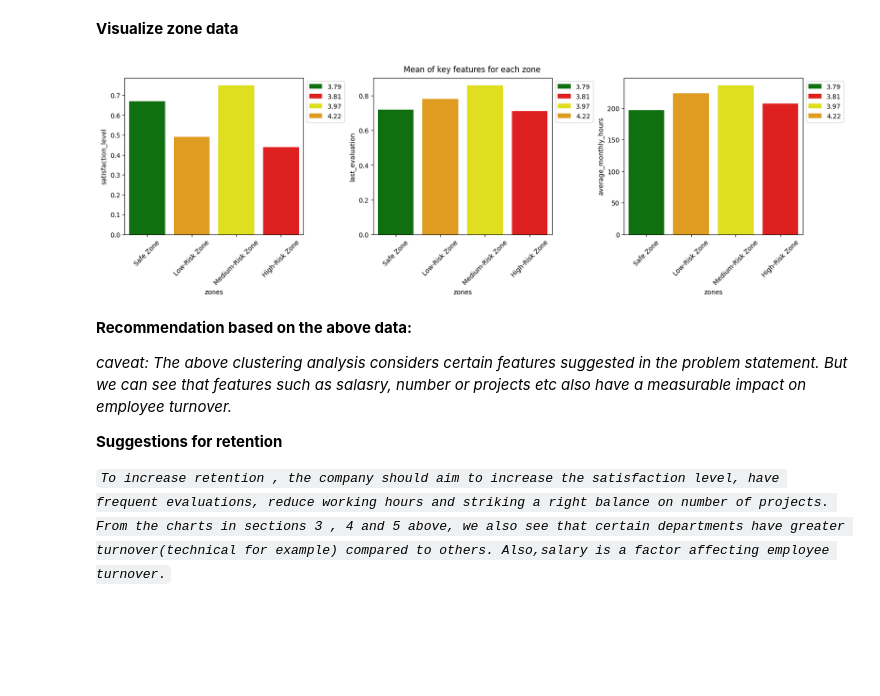
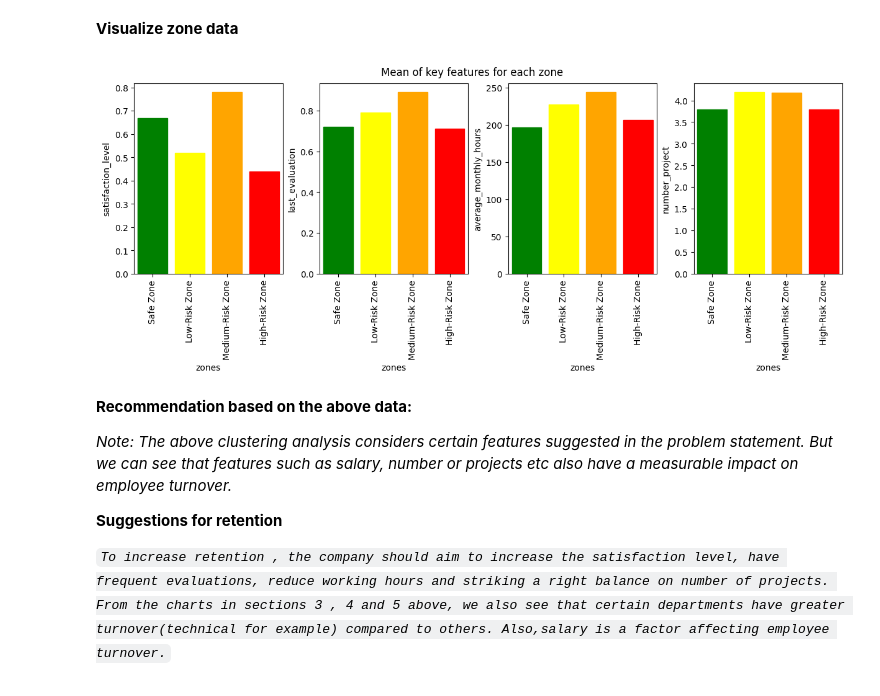
Before and after one commit to tksundar/employee_turnover, a Jupyter notebook: employee_turnover.ipynb, the cells around one changed output. Cells and saved outputs as stored; diff of their text form; code cells hidden in the pictures; blank space fills up the shorter version.

```diff
--- a/employee_turnover.ipynb
+++ b/employee_turnover.ipynb
@@ -732,23 +733,26 @@ grp
 # %% [markdown]
 **Visualize zone data**
 # %%
-y = ['satisfaction_level','last_evaluation','average_monthly_hours']
-fig,axes = plt.subplots(nrows=1,ncols=3,figsize=(16,5),layout='constrained')
+y = ['satisfaction_level','last_evaluation','average_monthly_hours','number_project']
+fig,axes = plt.subplots(nrows=1,ncols=4,figsize=(12,5),layout='constrained')
+colors = ['green','yellow','orange','red']
 for i,y_axis in enumerate(y):
-  bars = sns.barplot(data=grp.round(2),x='zones',y=y_axis,ax=axes[i],hue='number_project',palette=['green','red','yellow','orange'] )
+  bars = sns.barplot(data=grp.round(2),x='zones',y=y_axis,ax=axes[i] )
+  for bar, color in zip(bars.patches, colors):
+     bar.set_color(color)
   xticks = bars.get_xticklabels()
   bars.set_xticks(bars.get_xticks())
-  bars.set_xticklabels(xticks, rotation=45)
-  bars.legend(loc='upper left', bbox_to_anchor=(1, 1))
-  plt.xticks(rotation=45)
+  bars.set_xticklabels(xticks, rotation=90)
+  # bars.legend(loc='upper left', bbox_to_anchor=(1, 1))
+
 plt.suptitle('Mean of key features for each zone')
 plt.show()
 # %% [output]
-[figure, old version]
+[figure, new version]
 # %% [markdown]
 **Recommendation based on the above data:**
 
-*caveat: The above clustering analysis considers certain features suggested in the problem statement. But we can see that features such as salasry, number or projects etc also have a measurable impact on employee turnover.*
+*Note: The above clustering analysis considers certain features suggested in the problem statement. But we can see that features such as salary, number or projects etc also have a measurable impact on employee turnover.*
 
 
 
```
Also changed, not shown: parts of 5 cells of this notebook.
